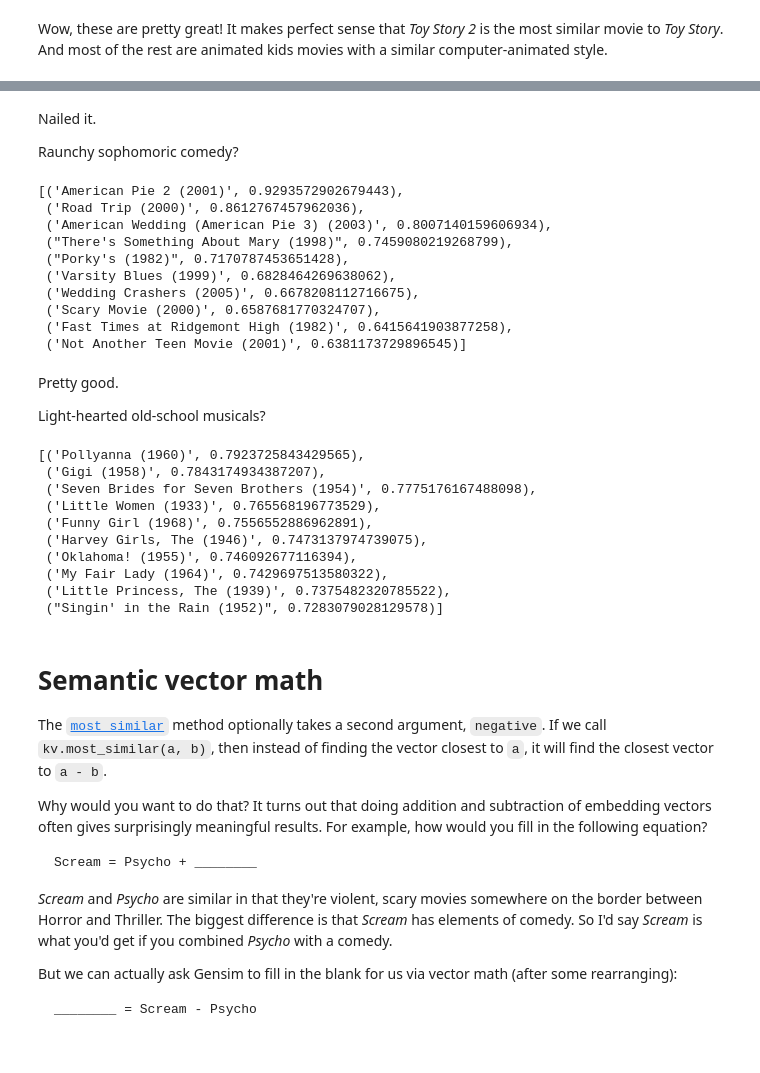
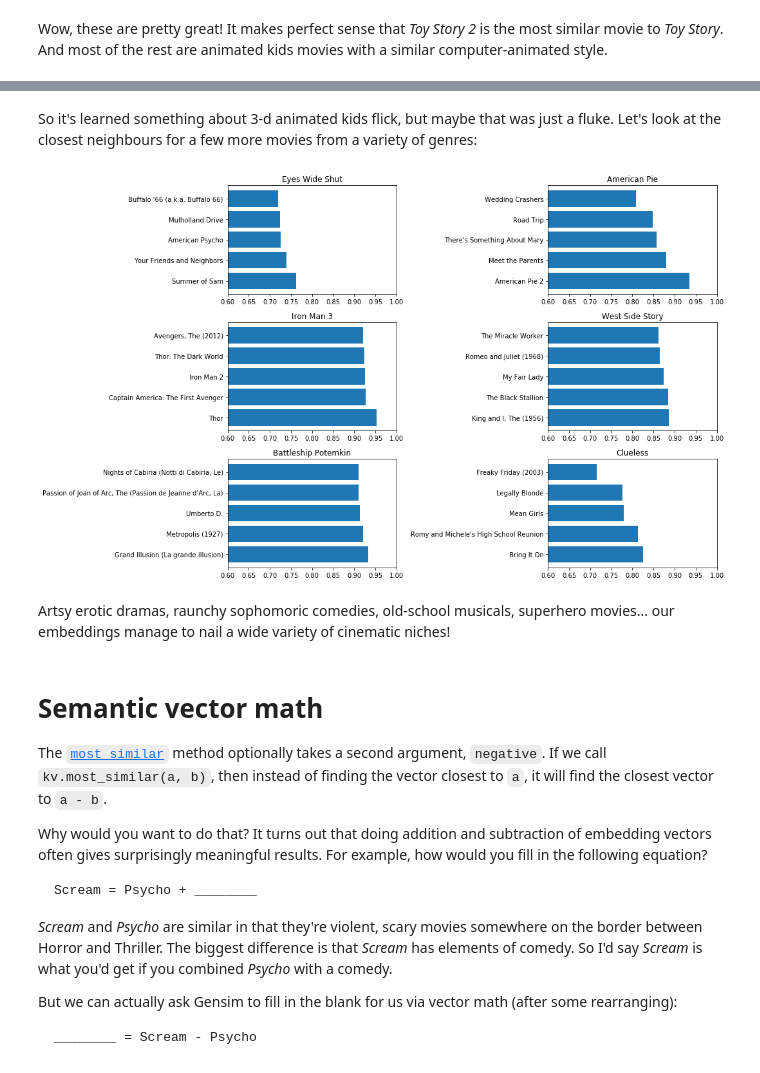
Before and after one commit to Kaggle/learntools, a Jupyter notebook: notebooks/partials/embeddings/3-gensim.ipynb, the cells around one changed output, grey strips where cells are left out. Cells and saved outputs as stored; diff of their text form; code cells hidden in the pictures.

```diff
--- a/notebooks/partials/embeddings/3-gensim.ipynb
+++ b/notebooks/partials/embeddings/3-gensim.ipynb
@@ -235,37 +224,36 @@ kv.most_similar(k('Eyes Wide Shut'))
-# %% [markdown]
-Nailed it.
-
-Raunchy sophomoric comedy?
-# %%
-kv.most_similar(k('American Pie'))
-# %% [output]
-[('American Pie 2 (2001)', 0.9293572902679443),
- ('Road Trip (2000)', 0.8612767457962036),
- ('American Wedding (American Pie 3) (2003)', 0.8007140159606934),
- ("There's Something About Mary (1998)", 0.7459080219268799),
- ("Porky's (1982)", 0.7170787453651428),
- ('Varsity Blues (1999)', 0.6828464269638062),
- ('Wedding Crashers (2005)', 0.6678208112716675),
- ('Scary Movie (2000)', 0.6587681770324707),
- ('Fast Times at Ridgemont High (1982)', 0.6415641903877258),
- ('Not Another Teen Movie (2001)', 0.6381173729896545)]
-# %% [markdown]
-Pretty good.
-
-Light-hearted old-school musicals?
-# %%
-kv.most_similar(k('Meet Me in St. Louis'))
-# %% [output]
-[('Pollyanna (1960)', 0.7923725843429565),
- ('Gigi (1958)', 0.7843174934387207),
- ('Seven Brides for Seven Brothers (1954)', 0.7775176167488098),
- ('Little Women (1933)', 0.765568196773529),
- ('Funny Girl (1968)', 0.7556552886962891),
- ('Harvey Girls, The (1946)', 0.7473137974739075),
- ('Oklahoma! (1955)', 0.746092677116394),
- ('My Fair Lady (1964)', 0.7429697513580322),
- ('Little Princess, The (1939)', 0.7375482320785522),
- ("Singin' in the Rain (1952)", 0.7283079028129578)]
+# %% [markdown]
+So it's learned something about 3-d animated kids flick, but maybe that was just a fluke. Let's look at the closest neighbours for a few more movies from a variety of genres:
+# %%
+#$HIDE_INPUT$
+movies = ['Eyes Wide Shut', 'American Pie', 'Iron Man 3', 'West Side Story',
+          'Battleship Potemkin', 'Clueless'
+]
+
+topn = 5
+def plot_most_similar(movie, ax):
+    # XXX: Reverse top-to-bottom order
+    sim = kv.most_similar(movie, topn=topn)
+    y = np.arange(len(sim))
+    w = [t[1] for t in sim]
+    ax.barh(y, w)
+    left = min(.6, min(w))
+    ax.set_xlim(right=1.0, left=left)
+    # TODO: word wrap long titles
+    labels = [t[0] for t in sim]
+    ax.set_yticks(y)
+    ax.set_yticklabels(labels)
+    ax.set_title(movie)
+
+fig, axes = plt.subplots(3, 2, figsize=(15, 9))
+
+for movie, ax in zip(movies, axes.flatten()):
+    plot_most_similar(movie, ax)
+
+fig.tight_layout()
+# %% [output]
+[figure, added]
+# %% [markdown]
+Artsy erotic dramas, raunchy sophomoric comedies, old-school musicals, superhero movies... our embeddings manage to nail a wide variety of cinematic niches!
 # %% [markdown]
 # Semantic vector math
 
```
Also changed, not shown: parts of 32 cells of this notebook, 2 other files.
